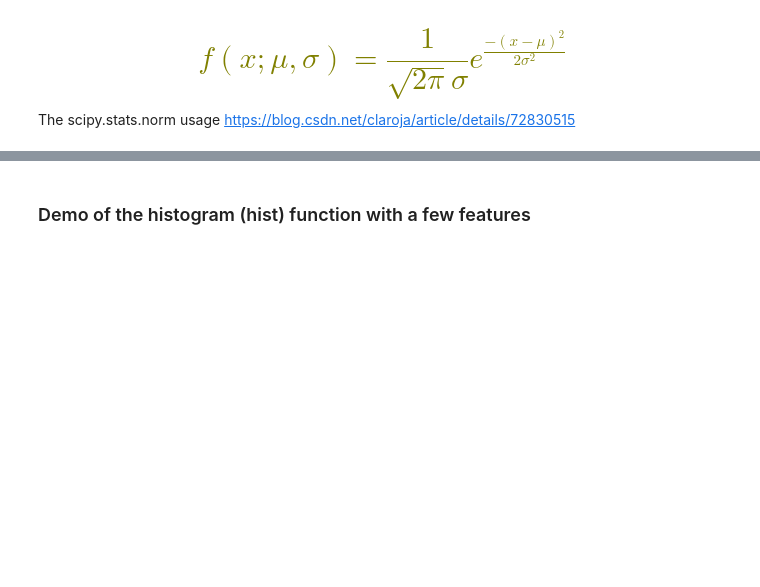
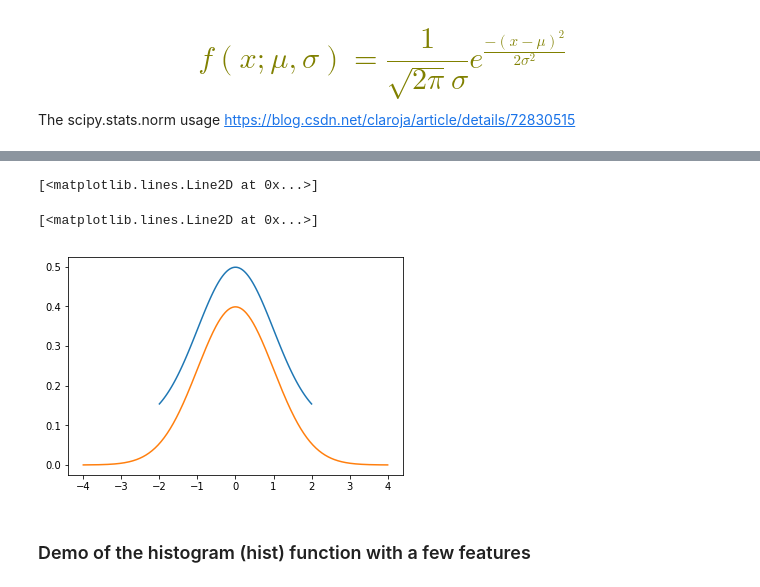
Before and after one commit to ComplicatedPhenomenon/IPython_training, a Jupyter notebook: SciPy/scipy/statisticalPackage.ipynb, the cells around one changed output, grey strips where cells are left out. Drawn from its saved outputs; the diff is of its cells as text; code cells hidden in the pictures; blank space fills up the shorter version.

```diff
--- a/SciPy/scipy/statisticalPackage.ipynb
+++ b/SciPy/scipy/statisticalPackage.ipynb
@@ -128,3 +231,15 @@ plot1 = hist1.dist_curve()
+# %%
+def f(x):
+    return 1/ np.sqrt(2* np.pi)* np.exp(- np.power(x, 2)/2)
+x1 = np.linspace(-2,2,100)
+x2 = np.linspace(-4,4,400)
+plt.plot(x1, f(x1)+0.1)
+plt.plot(x2, f(x2))
+plt.show()
+# %% [output]
+[<matplotlib.lines.Line2D at 0x...>]
+[<matplotlib.lines.Line2D at 0x...>]
+[figure, added]
 # %% [markdown]
 ### Demo of the histogram (hist) function with a few features
 # %%
```
Also changed, not shown: parts of 55 cells of this notebook, 4 other files.
